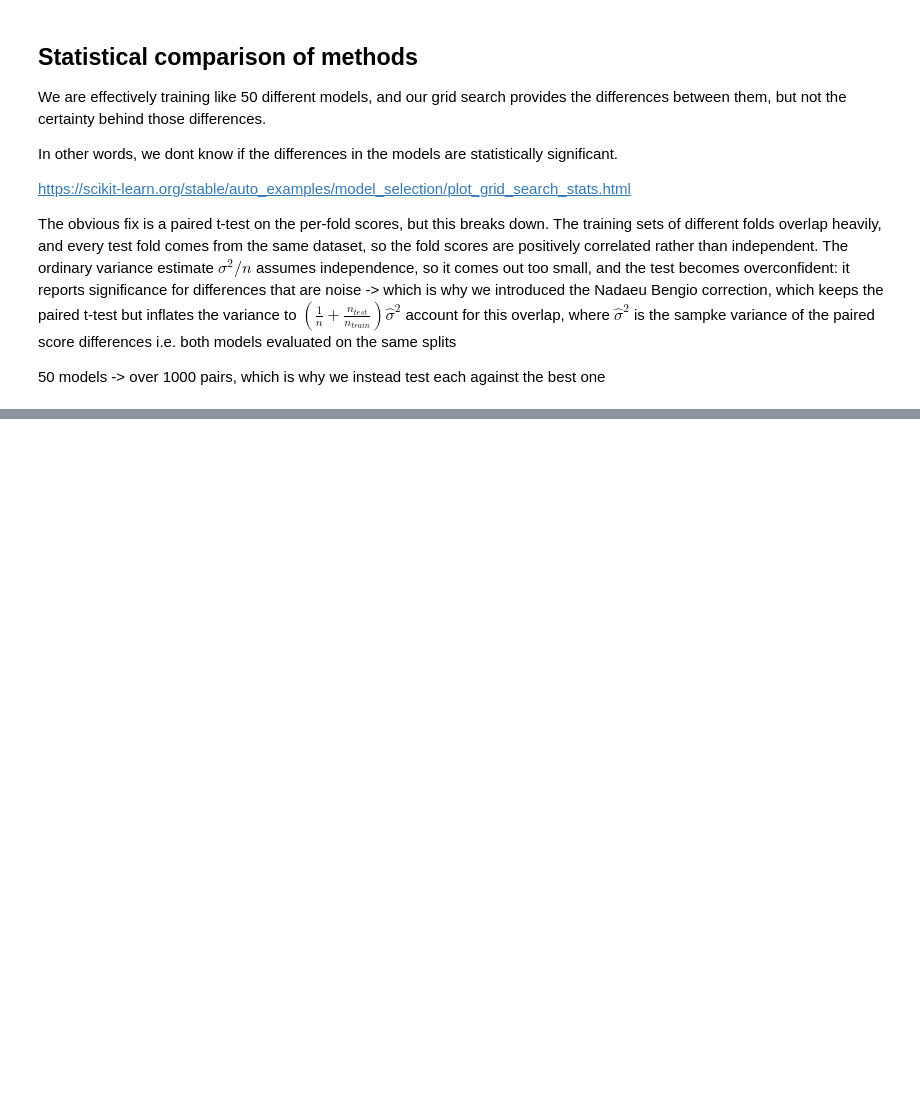
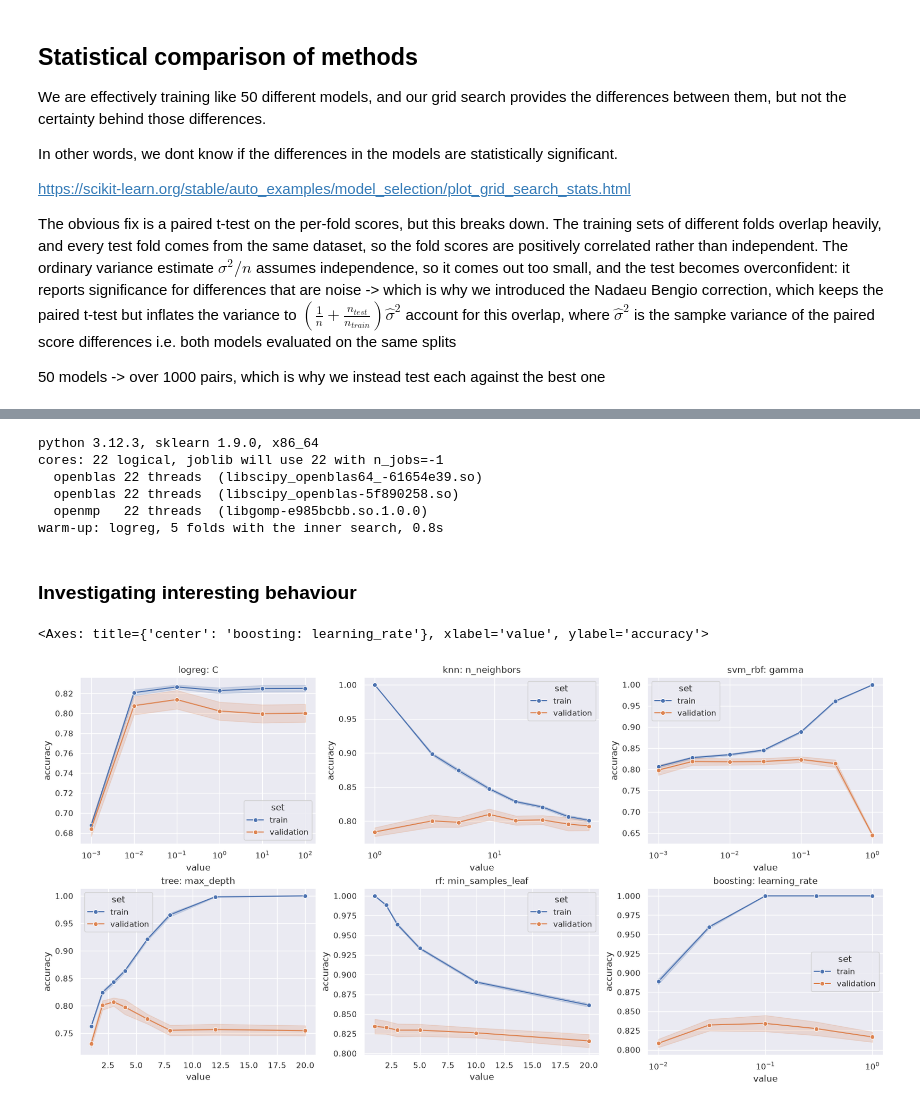
Before and after one commit to AndreassOlsson/FRTN65_code, a Jupyter notebook: labs/lab_1_music_taste_prediction/modelling.ipynb, the cells around one changed output, grey strips where cells are left out. Saved outputs shown, nothing was run; the diff lists cells and outputs as text; code cells hidden in the pictures; blank space fills up the shorter version.

```diff
--- a/labs/lab_1_music_taste_prediction/modelling.ipynb
+++ b/labs/lab_1_music_taste_prediction/modelling.ipynb
@@ -925,0 +1255,30 @@ def plot_splits(rows: pd.DataFrame, ax: Optional[Axes] = None) -> Axes:
+# %%
+# Before we run, just note the hardware statu
+
+import os, platform, time
+import sklearn, joblib
+from threadpoolctl import threadpool_info  # ships with sklearn
+
+print(
+    f"python {platform.python_version()}, sklearn {sklearn.__version__}, {platform.processor() or platform.machine()}"
+)
+print(
+    f"cores: {os.cpu_count()} logical, joblib will use {joblib.cpu_count()} with n_jobs=-1"
+)
+for lib in threadpool_info():
+    print(
+        f"  {lib['internal_api']:8s} {lib['num_threads']} threads  ({os.path.basename(lib['filepath'])})"
+    )
+
+# benchmark / warmup
+t = time.perf_counter()
+run(["logreg"], n_repeats=1, verbose=False)
+results.pop(("logreg", 1))  # throw away / dont cache the warm-up
+print(f"warm-up: logreg, 5 folds with the inner search, {time.perf_counter() - t:.1f}s")
+# %% [output]
+python 3.12.3, sklearn 1.9.0, x86_64
+cores: 22 logical, joblib will use 22 with n_jobs=-1
+  openblas 22 threads  (libscipy_openblas64_-61654e39.so)
+  openblas 22 threads  (libscipy_openblas-5f890258.so)
+  openmp   22 threads  (libgomp-e985bcbb.so.1.0.0)
+warm-up: logreg, 5 folds with the inner search, 0.8s
@@ -925,0 +1289,16 @@ def plot_splits(rows: pd.DataFrame, ax: Optional[Axes] = None) -> Axes:
+# %% [markdown]
+### Investigating interesting behaviour
+# %%
+# Sweep some hyperparam and get plots of it, for some of the methods / variants
+
+fig, axs = plt.subplots(2, 3, figsize=(16, 8), constrained_layout=True)
+axs = np.atleast_1d(axs).ravel()
+plot_validation_curve("logreg", "clf__C", [1e-3, 1e-2, 1e-1, 1, 10, 100], ax=axs[0])
+plot_validation_curve("knn", "clf__n_neighbors", [1, 3, 5, 9, 15, 25, 41, 61], ax=axs[1])
+plot_validation_curve("svm_rbf", "clf__gamma", [1e-3, 3e-3, 1e-2, 3e-2, 1e-1, 3e-1, 1], ax=axs[2])
+plot_validation_curve("tree", "clf__max_depth", [1, 2, 3, 4, 6, 8, 12, 20], ax=axs[3])
+plot_validation_curve("rf", "clf__min_samples_leaf", [1, 2, 3, 5, 10, 20], ax=axs[4])
+plot_validation_curve("boosting", "clf__learning_rate", [0.01, 0.03, 0.1, 0.3, 1.0], ax=axs[5])
+# %% [output]
+<Axes: title={'center': 'boosting: learning_rate'}, xlabel='value', ylabel='accuracy'>
+[figure, added]
```
Also changed, not shown: parts of 15 cells of this notebook, 1 other file.
